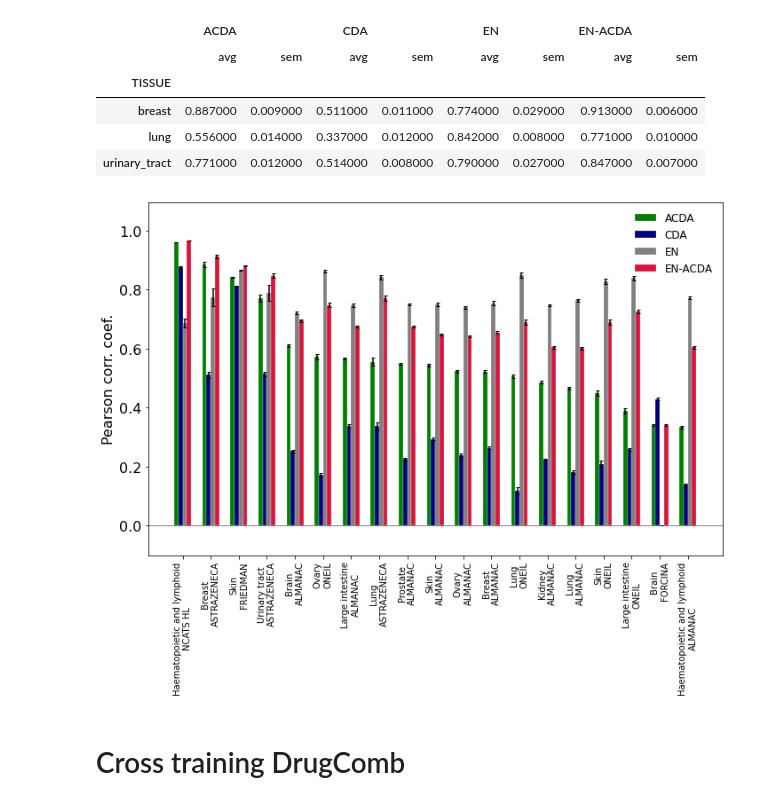
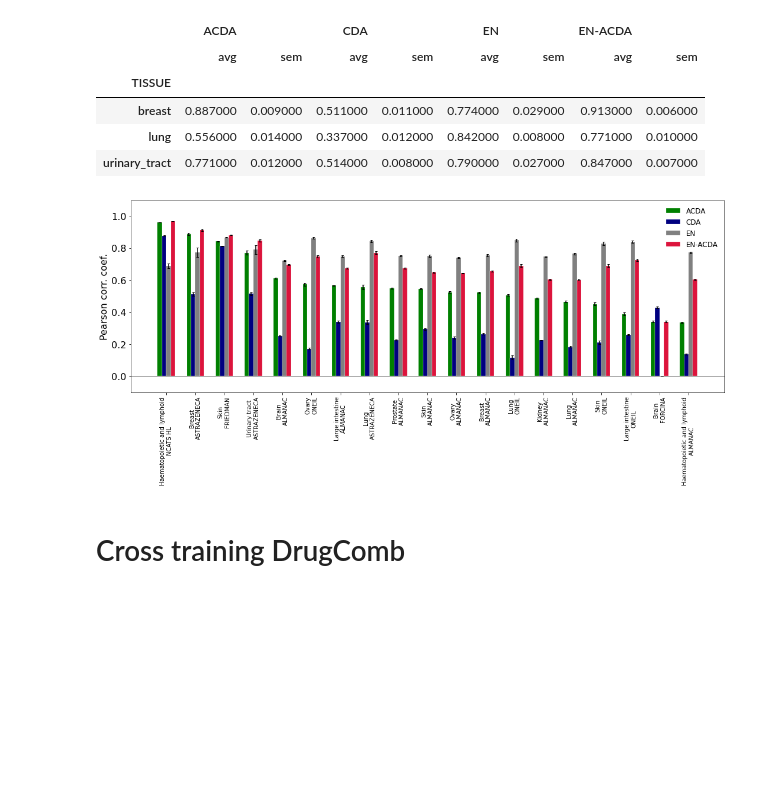
Before and after one commit to TheJacksonLaboratory/drug-synergy, a Jupyter notebook: scripts/Synergy_workbook.ipynb, the cells around one changed output. Cells and saved outputs as stored; diff of their text form; code cells hidden in the pictures; blank space fills up the shorter version.

```diff
--- a/scripts/Synergy_workbook.ipynb
+++ b/scripts/Synergy_workbook.ipynb
@@ -1826,8 +1828,8 @@ df
 # %% [markdown]
 # Load and tidy the DrugComb data
 # %%
-# tempfname = 'data/cacheDrugCombWithAllMono.pklz'
-tempfname = 'data/cacheDrugComb.pklz'
+# tempfname = '../data/cacheDrugCombWithAllMono.pklz'
+tempfname = '../data/cacheDrugComb.pklz'
 
 if not os.path.isfile(tempfname):
     # Data was downloaded from "https://drugcomb.fimm.fi/jing/summary_v_1_5.csv"
@@ -1912,7 +1915,7 @@ else:
     for tissue, study in for_single:
         print(tissue, '\t', study, '\t', for_single_datasets[(tissue, study)].shape)
         if True:
-            for_single_datasets[(tissue, study)].to_csv('data/for_single_datasets_DC_%s_%s.csv.gz' % (tissue, study))
+            for_single_datasets[(tissue, study)].to_csv('../data/for_single_datasets_DC_%s_%s.csv.gz' % (tissue, study))
 # %% [output]
 NameError: name 'for_single_datasets' is not defined
 # %%
@@ -1920,7 +1923,7 @@ if False:
     tested_results_single = dict()
 # %%
 for tissue, study in for_single:
-    fname = 'output/tested_results_single_i_DC_Cij_%s_%s.pklz' % (tissue, study)
+    fname = '../output/tested_results_single_i_DC_Cij_%s_%s.pklz' % (tissue, study)
     if not os.path.isfile(fname):
         print(tissue, study)
         temp = MonteCarloCrossValidation(for_single_datasets[(tissue, study)], n=10, clf_for_CDA=LinearRegression())
@@ -1929,7 +1932,7 @@ for tissue, study in for_single:
 # %%
 tested_results_single_restored = dict()
 for tissue, study in for_single:
-    fname = 'output/tested_results_single_i_DC_Cij_%s_%s.pklz' % (tissue, study)
+    fname = '../output/tested_results_single_i_DC_Cij_%s_%s.pklz' % (tissue, study)
     if os.path.isfile(fname):
         with open(fname, 'rb') as outfile:
             tested_results_single_restored.update(pickle.load(outfile))
@@ -1967,9 +1970,9 @@ df_res_single.xs('ASTRAZENECA', level='STUDY').style.background_gradient(axis=1)
 | lung | 0.556000 | 0.014000 | 0.337000 | 0.012000 | 0.842000 | 0.008000 | 0.771000 | 0.010000 |
 | urinary_tract | 0.771000 | 0.012000 | 0.514000 | 0.008000 | 0.790000 | 0.027000 | 0.847000 | 0.007000 |
 # %%
-makeBarplotSingleDatasets(df_res_single.sort_values(by=('ACDA', 'avg'), ascending=False), saveName='barplot_single.png');
+makeBarplotSingleDatasets(df_res_single.sort_values(by=('ACDA', 'avg'), ascending=False), figsize=(15, 7), saveName='barplot_single.png');
 # %% [output]
-[figure, old version]
+[figure, new version]
 # %% [markdown]
 # Cross training DrugComb
 # %%
```
Also changed, not shown: parts of 10 cells of this notebook, 25 other files.
